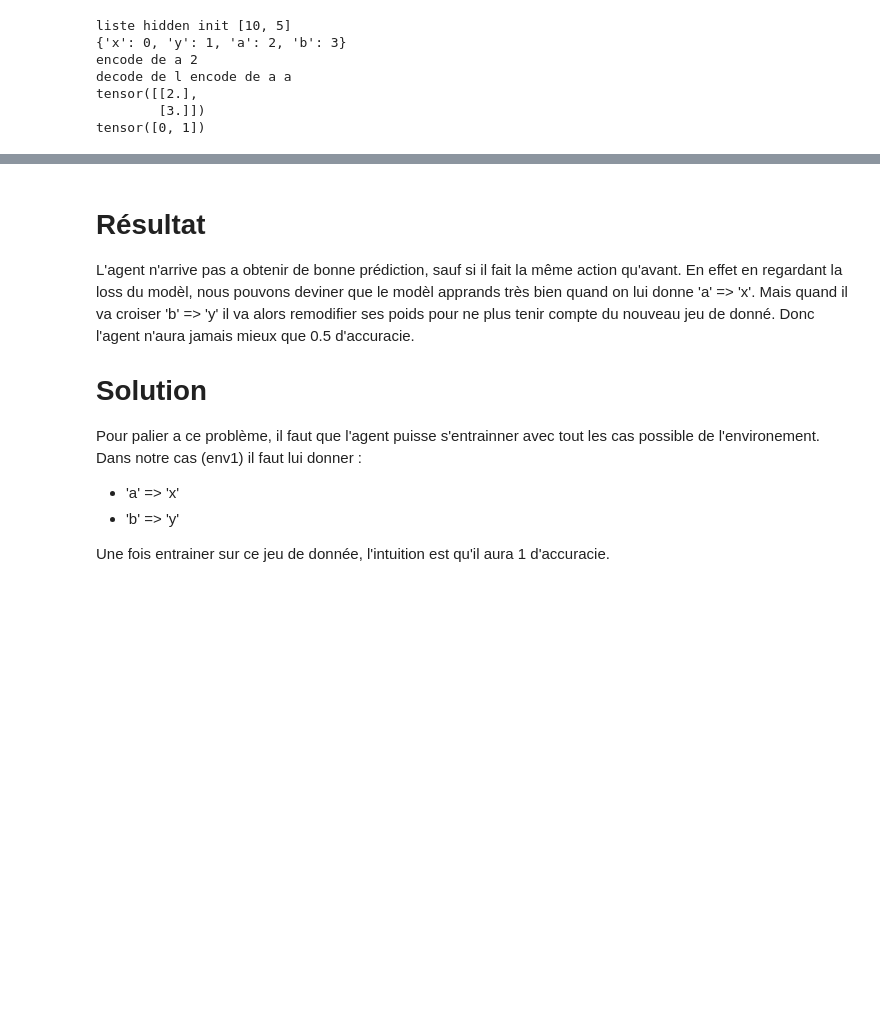
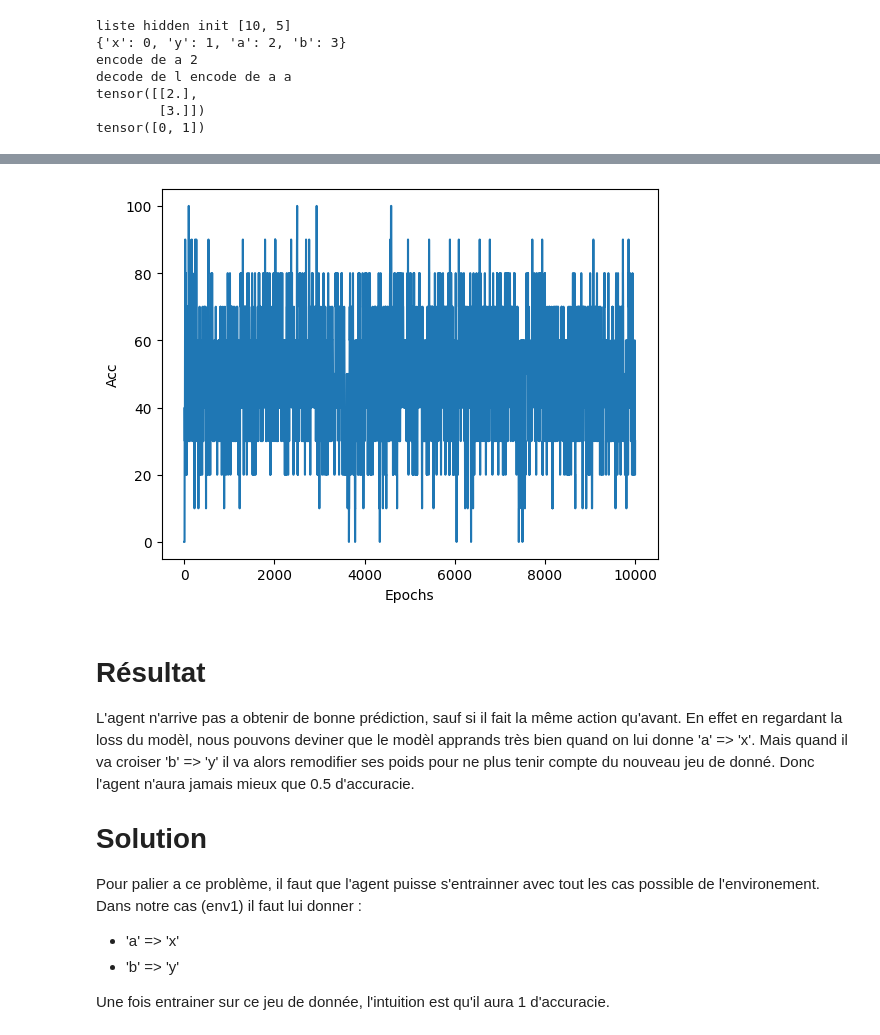
Before and after one commit to PEmarrel/Dpt_transformers, a Jupyter notebook: agent1.ipynb, the cells around one changed output, grey strips where cells are left out. Cells and saved outputs as stored; diff of their text form; code cells hidden in the pictures; blank space fills up the shorter version.

```diff
--- a/agent1.ipynb
+++ b/agent1.ipynb
@@ -75,7 +75,7 @@ class Agent1:
                     train_data=[(action, outcome)],
                     optimizer=self._otimizer,
                     loss_func=self._loss_func,
-                    nb_epochs=10,
+                    nb_epochs=1,
                     validate_loader=validate_loader,
                     print_=True)
         except Exception as e: # Si le model n'est pas un model pytorch
@@ -220,15 +220,16 @@ history_good = []
 pourcent_by_10 = []
 
 # Nous lancons 30 intérations pour voir comment se débrouille l'agent
-for i in range(30):
+for i in range(10000):
     print(f"=======================\033[0;32m iteration {i} \033[0m=======================")
     action, predi = agent.action(outcome, fit=True, validate_loader=validate_loader)
     outcome = env_test1.outcome(action)
     history_good.append(outcome == predi)
     pourcent_by_10.append(sum(history_good[-10:]) * 10 if len(history_good) >= 10 else 0)
     print(f"Action choisie : {action} \033[0;34m pourcentage de réussite sur les 10 dernier try {pourcent_by_10[-1]} \033[0m")
-    time.sleep(1)
     print("\n")
+
+see_evolued_acc(pourcent_by_10)
 # %% [output]
 ======================= iteration 0 =======================
 Action de base : a Prediction: y
@@ -250,3 +251,4 @@ Action choisie : b  pourcentage de réussite sur les 10 dernier try 30
+[figure, added]
 # %% [markdown]
 # Résultat
 L'agent n'arrive pas a obtenir de bonne prédiction, sauf si il fait la même action qu'avant. En effet en regardant la loss du modèl, nous pouvons deviner que le modèl apprands très bien quand on lui donne 'a' => 'x'. Mais quand il va croiser 'b' => 'y' il va alors remodifier ses poids pour ne plus tenir compte du nouveau jeu de donné.
```
Also changed, not shown: parts of 11 cells of this notebook, 1 other file.
